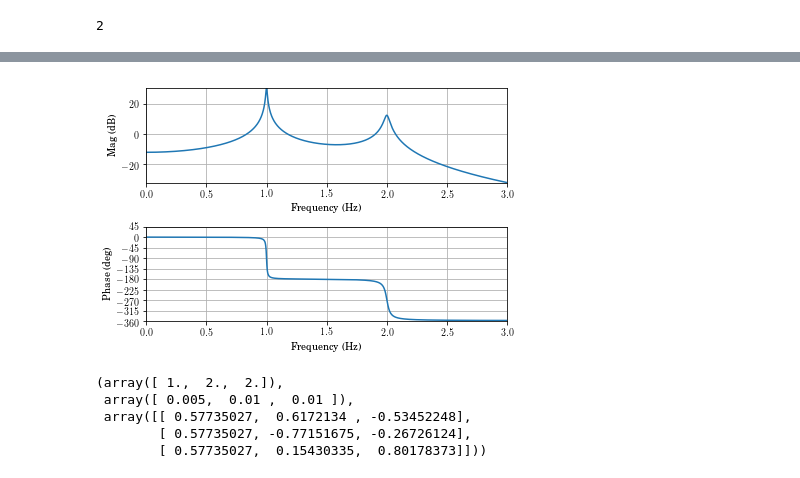
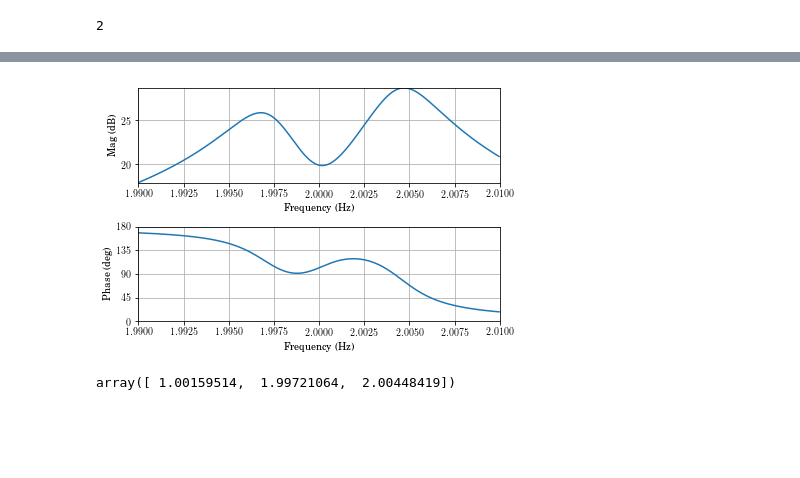
Before and after one commit to Vibration-Testing/vibrationtesting, a Jupyter notebook: docs/tutorial/Notebooks/CMIF.ipynb, the cells around one changed output, grey strips where cells are left out. Saved outputs shown, nothing was run; the diff lists cells and outputs as text; code cells hidden in the pictures; blank space fills up the shorter version.

Commit message:
demos complex mode indicator

```diff
--- a/docs/tutorial/Notebooks/CMIF.ipynb
+++ b/docs/tutorial/Notebooks/CMIF.ipynb
@@ -87,6 +87,7 @@ B.shape[1]
 # %%
 M = np.diag([1,1,1])
 # %%
-K = np.array([[3, -1, -1],[-1, 3, -1],[-1, -1, 3]])
+K_tuned = np.array([[3., -1, -1],[-1, 3, -1],[-1, -1, 3]])
+K = np.array([[3.03, -1, -1],[-1, 2.98, -1],[-1, -1, 3]])
 K
 # %% [output]
@@ -109,2 +102,4 @@ array([[ 1.,  0.,  0.],
 # %%
-omega, H = vt.sos_frf(M, Damping, K, Bt, Cd, Cv, Ca, .0, 3, 1, 2)
+omega, H = vt.sos_frf(M, Damping, K, Bt, Cd, Cv, Ca, .0, 3, 1, 1)
+
+vt.frfplot(omega, H)
@@ -110,0 +108,6 @@ omega, H = vt.sos_frf(M, Damping, K, Bt, Cd, Cv, Ca, .0, 3, 1, 2)
+# %%
+H_all = np.zeros((3,1000,3), dtype = 'complex128')
+for i in np.arange(1, 4):
+    for j in np.arange(1, 4):
+        omega, H_all[i-1,:,j-1] = vt.sos_frf(M, Damping/10, K, Bt, Cd, Cv, Ca, 0, 3, i, j, num_freqs = 1000)
+vt.frfplot(omega,H_all[1,:,0])
@@ -111,12 +138,9 @@ omega, H = vt.sos_frf(M, Damping, K, Bt, Cd, Cv, Ca, .0, 3, 1, 2)
 # %%
-vt.frfplot(omega, H)
+vt.frfplot(omega,H_all[1,:,0])
 # %% [output]
-[figure, old version]
+[figure, new version]
 # %%
-vt.sos_modal(M, K, Damping)
+omega, zeta, Psi = vt.sos_modal(M, K, Damping)
+omega
 # %% [output]
-(array([ 1.,  2.,  2.]),
- array([ 0.005,  0.01 ,  0.01 ]),
- array([[ 0.57735027,  0.6172134 , -0.53452248],
-        [ 0.57735027, -0.77151675, -0.26726124],
-        [ 0.57735027,  0.15430335,  0.80178373]]))
+array([ 1.00159514,  1.99721064,  2.00448419])
```
Also changed, not shown: parts of 17 cells of this notebook.
